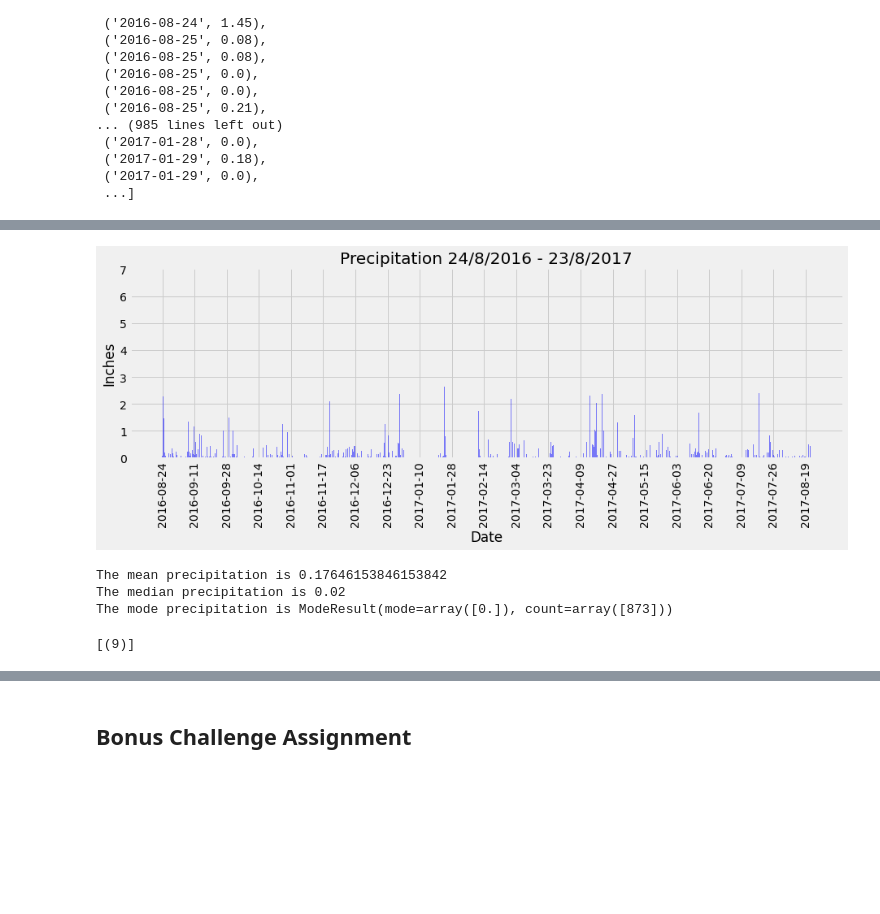
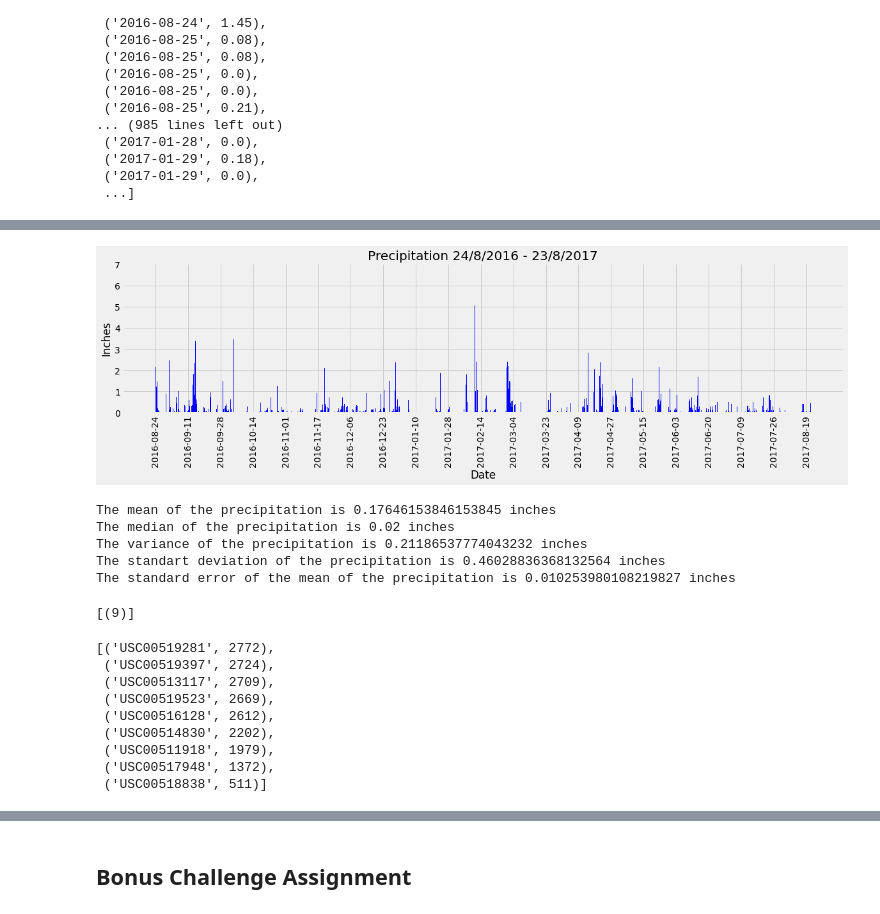
Before and after one commit to newbeadwork/Climate_Analysis_SQLalchemy, a Jupyter notebook: climate_starter.ipynb, the cells around one changed output, grey strips where cells are left out. Drawn from its saved outputs; the diff is of its cells as text; code cells hidden in the pictures; blank space fills up the shorter version.

```diff
--- a/climate_starter.ipynb
+++ b/climate_starter.ipynb
@@ -203,0 +122,4 @@ df_1
+# %%
+#Saving the query results as a Pandas DataFrame
+last_year_df = pd.DataFrame(last_year)
+last_year_df
@@ -203,0 +140,4 @@ df_1
+# %%
+#Dropping Nan-values rows
+last_year_cleaned = last_year_df.dropna()
+last_year_cleaned
@@ -203,0 +158,4 @@ df_1
+# %%
+#Setting the index on "date" column
+last_year_cleaned = last_year_cleaned.set_index(['date'])
+last_year_cleaned
@@ -203,0 +177,4 @@ df_1
+# %%
+#Sorting the dataframe
+last_year_cleaned = last_year_cleaned.sort_values("date")
+last_year_cleaned
@@ -204,17 +196,15 @@ df_1
 # %%
+#Creating a bar chart
 
-
-x_axis = np.arange(len(df_1.index))
+x_axis = np.arange(len(last_year_cleaned.index))
 tick_locations = [value for value in x_axis][::100]
-plt.figure(figsize=(14,4))
-
-plt.bar(x_axis, df_1['prcp'], color='b', alpha=0.5, align="center")
-plt.xticks(tick_locations, df_1.index[::100], rotation="vertical")
-
+plt.figure(figsize=(18,4))
+plt.bar(x_axis, last_year_cleaned['prcp'], color='b', alpha=1, align="center")
+plt.xticks(tick_locations, last_year_cleaned.index[::100], rotation="vertical")
 plt.title("Precipitation 24/8/2016 - 23/8/2017")
 plt.xlabel("Date")
 plt.ylabel("Inches")
 plt.show()
 # %% [output]
-[figure, old version]
+[figure, new version]
 # %%
@@ -224,14 +213,14 @@ import scipy.stats as sts
-# %%
-mean_precipitation = np.mean(precipitation)
-print(f"The mean precipitation is {mean_precipitation}")
-
-median_precipitation = np.median(precipitation)
-print(f"The median precipitation is {median_precipitation}")
-
-mode_precipitation = sts.mode(precipitation)
-print(f"The mode precipitation is {mode_precipitation}")
-# %% [output]
-The mean precipitation is 0.17646153846153842
-The median precipitation is 0.02
-The mode precipitation is ModeResult(mode=array([0.]), count=array([873]))
+# %%
+#Summary statistics for the precipitation data
+print(f"The mean of the precipitation is {precipitation.mean()} inches")
+print(f"The median of the precipitation is {precipitation.median()} inches")
+print(f"The variance of the precipitation is {precipitation.var()} inches")
+print(f"The standart deviation of the precipitation is {precipitation.std()} inches")
+print(f"The standard error of the mean of the precipitation is {precipitation.sem()} inches")
+# %% [output]
+The mean of the precipitation is 0.17646153846153845 inches
+The median of the precipitation is 0.02 inches
+The variance of the precipitation is 0.21186537774043232 inches
+The standart deviation of the precipitation is 0.46028836368132564 inches
+The standard error of the mean of the precipitation is 0.010253980108219827 inches
 # %%
@@ -243,8 +231,24 @@ count_station
 [(9)]
 # %%
 # What are the most active stations? (i.e. what stations have the most rows)?
-# List the stations and the counts in descending order.
-active_station = session.query(func.count(station.id)).all()
+# Listing the stations and the counts in descending order.
+
+chosen_data = [measurement.station,
+       func.count(measurement.id)]
+active_station = session.query(*chosen_data).\
+        group_by(measurement.station).\
+        order_by(func.count(measurement.id).desc()).all()
+active_station
+# %% [output]
+[('USC00519281', 2772),
+ ('USC00519397', 2724),
+ ('USC00513117', 2709),
+ ('USC00519523', 2669),
+ ('USC00516128', 2612),
+ ('USC00514830', 2202),
+ ('USC00511918', 1979),
+ ('USC00517948', 1372),
+ ('USC00518838', 511)]
 # %%
 # Using the station id from the previous query, calculate the lowest temperature recorded,
 # highest temperature recorded, and average temperature of the most active station?
```
Also changed, not shown: parts of 19 cells of this notebook.
